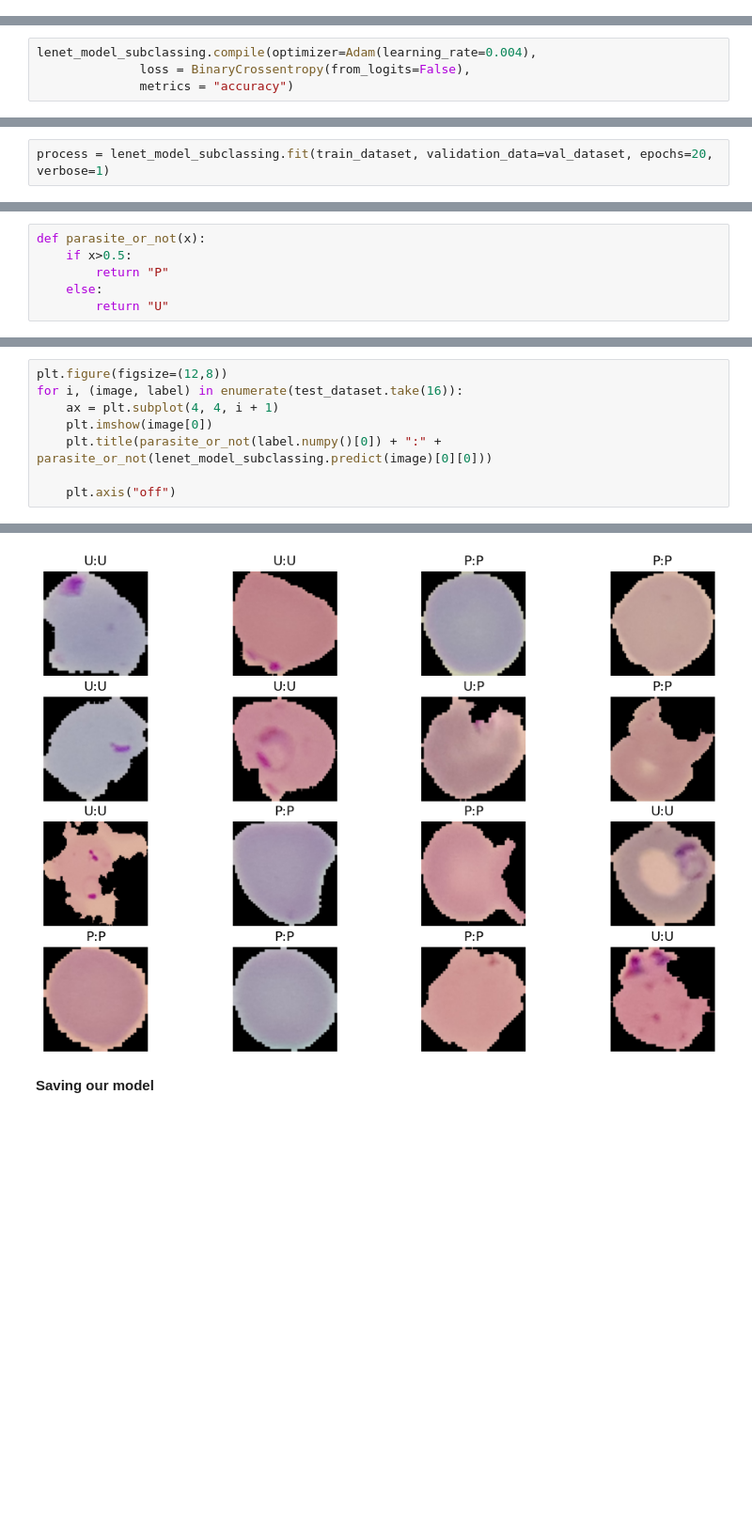
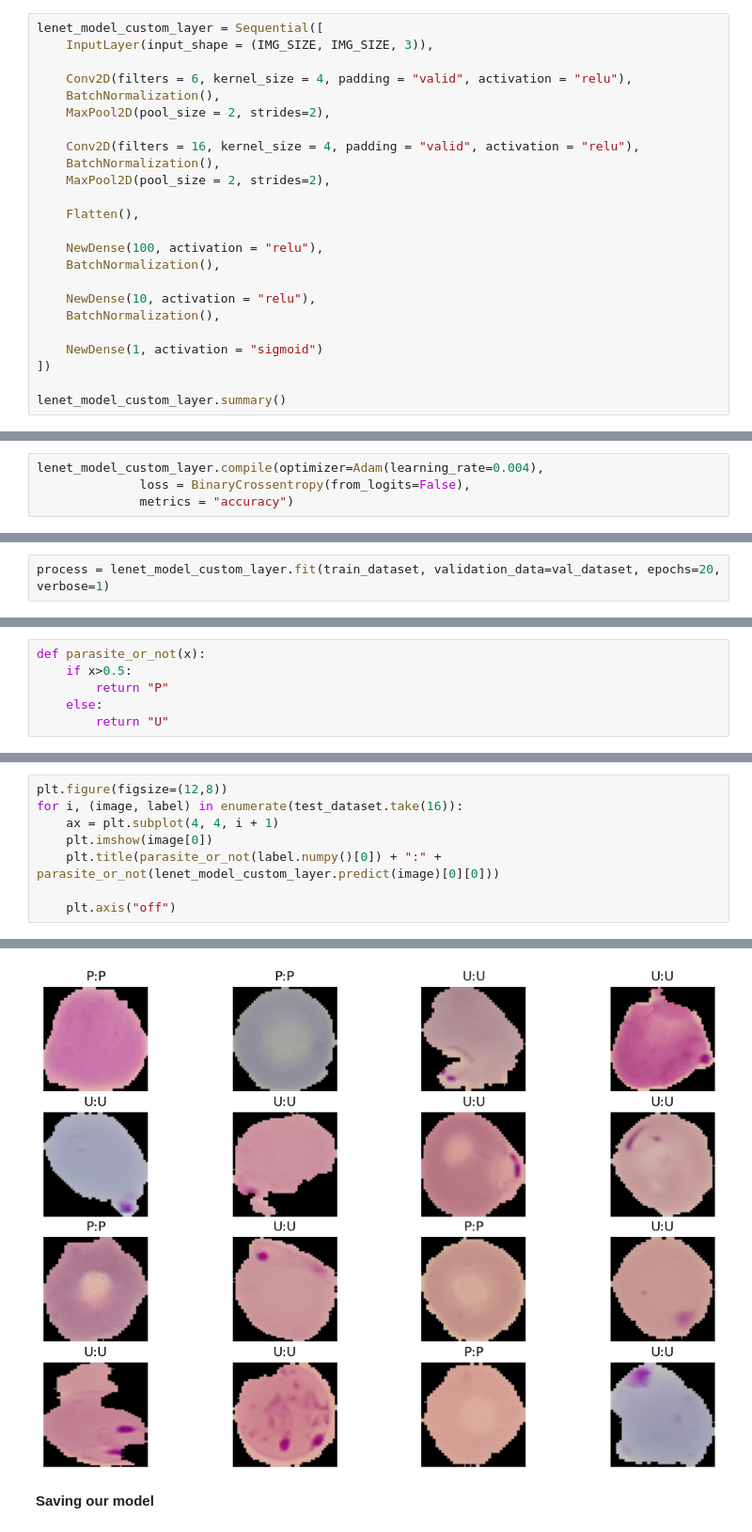
Before and after one commit to DangGiaChi/Deep-Learning-for-Computer-Vision-with-Python-and-TensorFlow-Course, a Jupyter notebook: Malaria_Detection_1/Malaria_Detection_Subclass.ipynb, the cells around one changed output, grey strips where cells are left out. Shown at 94% size. Cells and saved outputs as stored; diff of their text form; blank space fills up the shorter version.

Commit message:
Create Model using subclassing and custom layer

```diff
--- a/Malaria_Detection_1/Malaria_Detection_Subclass.ipynb
+++ b/Malaria_Detection_1/Malaria_Detection_Subclass.ipynb
@@ -447,0 +460,24 @@ _________________________________________________________________
+# %%
+lenet_model_custom_layer = Sequential([
+    InputLayer(input_shape = (IMG_SIZE, IMG_SIZE, 3)),
+
+    Conv2D(filters = 6, kernel_size = 4, padding = "valid", activation = "relu"),
+    BatchNormalization(),
+    MaxPool2D(pool_size = 2, strides=2),
+
+    Conv2D(filters = 16, kernel_size = 4, padding = "valid", activation = "relu"),
+    BatchNormalization(),
+    MaxPool2D(pool_size = 2, strides=2),
+
+    Flatten(),
+
+    NewDense(100, activation = "relu"),
+    BatchNormalization(),
+
+    NewDense(10, activation = "relu"),
+    BatchNormalization(),
+
+    NewDense(1, activation = "sigmoid")
+])
+
+lenet_model_custom_layer.summary()
@@ -448,5 +502,5 @@ _________________________________________________________________
 # %%
-lenet_model_subclassing.compile(optimizer=Adam(learning_rate=0.004),
+lenet_model_custom_layer.compile(optimizer=Adam(learning_rate=0.004),
               loss = BinaryCrossentropy(from_logits=False),
               metrics = "accuracy")
 # %%
@@ -465,6 +519,6 @@ val_dataset
 # %% [markdown]
 We can see that we haven't yet resize our `val_dataset`. Let's go resize and normalize our `val_dataset` and try again.
 # %%
-process = lenet_model_subclassing.fit(train_dataset, validation_data=val_dataset, epochs=20, verbose=1)
+process = lenet_model_custom_layer.fit(train_dataset, validation_data=val_dataset, epochs=20, verbose=1)
 # %% [output]
 Epoch 1/20
@@ -537,7 +591,7 @@ plt.figure(figsize=(12,8))
 for i, (image, label) in enumerate(test_dataset.take(16)):
     ax = plt.subplot(4, 4, i + 1)
     plt.imshow(image[0])
-    plt.title(parasite_or_not(label.numpy()[0]) + ":" + parasite_or_not(lenet_model_subclassing.predict(image)[0][0]))
+    plt.title(parasite_or_not(label.numpy()[0]) + ":" + parasite_or_not(lenet_model_custom_layer.predict(image)[0][0]))
 
     plt.axis("off")
 # %% [output]
@@ -561,4 +615,4 @@ for i, (image, label) in enumerate(test_dataset.take(16)):
-[figure, old version]
+[figure, new version]
 # %% [markdown]
 **Saving our model**
 # %% [markdown]
```
Also changed, not shown: parts of 22 cells of this notebook.
